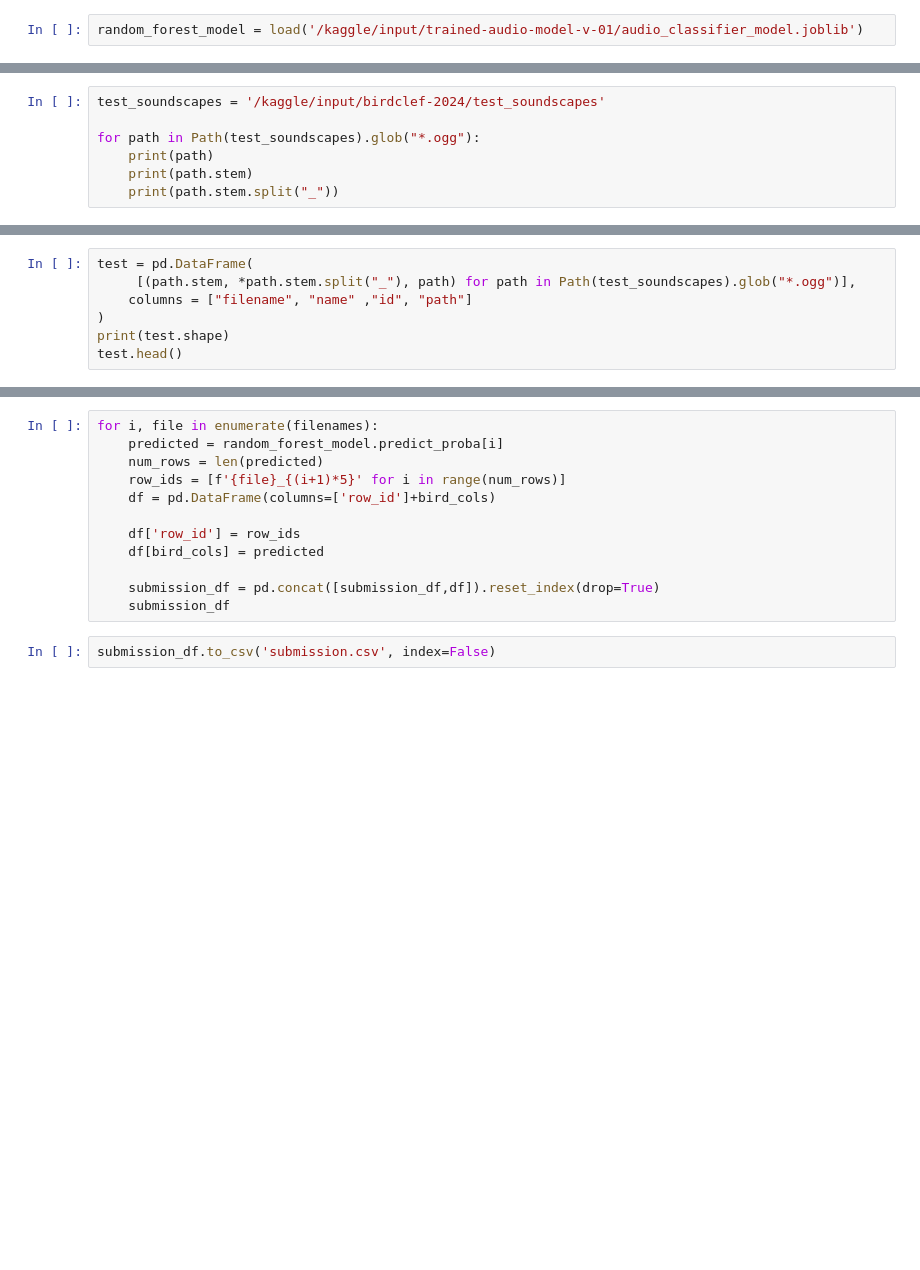
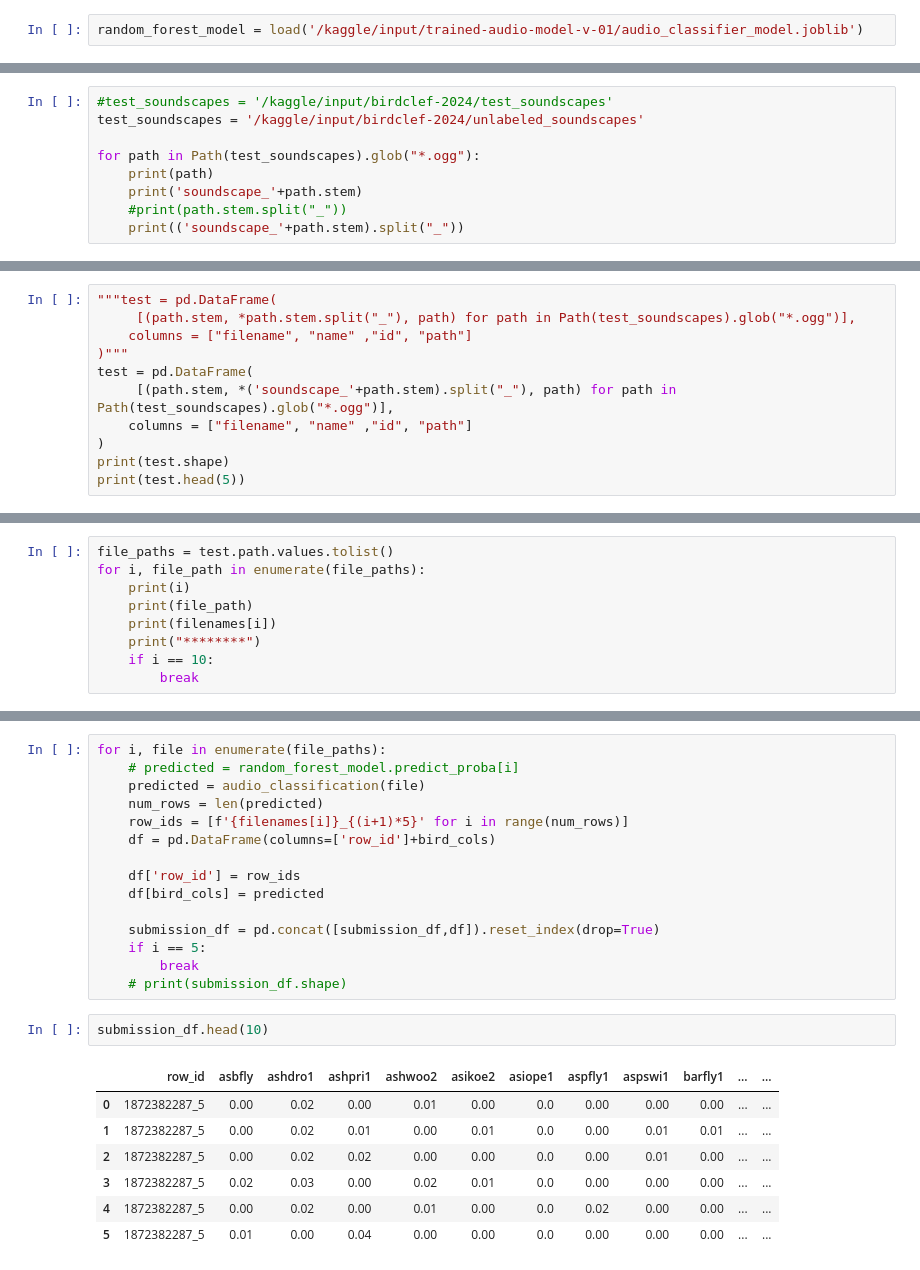
Before and after one commit to sumaniitm/BirdCLEF-2024-kaggle, a Jupyter notebook: initial_submission.ipynb, the cells around one changed output, grey strips where cells are left out. Drawn from its saved outputs; the diff is of its cells as text; blank space fills up the shorter version.

Commit message:
Kaggle Notebook | initial_submission | v0.1.5

```diff
--- a/initial_submission.ipynb
+++ b/initial_submission.ipynb
@@ -33,7 +58,9 @@ bird_cols = list(meta_data['primary_label'].unique().sort())
 # %%
-test_soundscapes = '/kaggle/input/birdclef-2024/test_soundscapes'
+#test_soundscapes = '/kaggle/input/birdclef-2024/test_soundscapes'
+test_soundscapes = '/kaggle/input/birdclef-2024/unlabeled_soundscapes'
 
 for path in Path(test_soundscapes).glob("*.ogg"):
     print(path)
-    print(path.stem)
-    print(path.stem.split("_"))
+    print('soundscape_'+path.stem)
+    #print(path.stem.split("_"))
+    print(('soundscape_'+path.stem).split("_"))
@@ -40,8 +85,12 @@ for path in Path(test_soundscapes).glob("*.ogg"):
 # %%
+"""test = pd.DataFrame(
+     [(path.stem, *path.stem.split("_"), path) for path in Path(test_soundscapes).glob("*.ogg")],
+    columns = ["filename", "name" ,"id", "path"]
+)"""
 test = pd.DataFrame(
-     [(path.stem, *path.stem.split("_"), path) for path in Path(test_soundscapes).glob("*.ogg")],
+     [(path.stem, *('soundscape_'+path.stem).split("_"), path) for path in Path(test_soundscapes).glob("*.ogg")],
     columns = ["filename", "name" ,"id", "path"]
 )
 print(test.shape)
-test.head()
+print(test.head(5))
 # %% [output]
@@ -57,0 +118,9 @@ submission_df
+# %%
+file_paths = test.path.values.tolist()
+for i, file_path in enumerate(file_paths):
+    print(i)
+    print(file_path)
+    print(filenames[i])
+    print("********")
+    if i == 10:
+        break
@@ -58,14 +145,25 @@ submission_df
 # %%
-for i, file in enumerate(filenames):
-    predicted = random_forest_model.predict_proba[i]
+for i, file in enumerate(file_paths):
+    # predicted = random_forest_model.predict_proba[i]
+    predicted = audio_classification(file)
     num_rows = len(predicted)
-    row_ids = [f'{file}_{(i+1)*5}' for i in range(num_rows)]
+    row_ids = [f'{filenames[i]}_{(i+1)*5}' for i in range(num_rows)]
     df = pd.DataFrame(columns=['row_id']+bird_cols)
 
     df['row_id'] = row_ids
     df[bird_cols] = predicted
 
     submission_df = pd.concat([submission_df,df]).reset_index(drop=True)
-    submission_df
+    if i == 5:
+        break
+    # print(submission_df.shape)
-# %%
-submission_df.to_csv('submission.csv', index=False)
+# %%
+submission_df.head(10)
+# %% [output]
+|  | row_id | asbfly | ashdro1 | ashpri1 | ashwoo2 | asikoe2 | asiope1 | aspfly1 | aspswi1 | barfly1 | ... | ... |
+| 0 | 1872382287_5 | 0.00 | 0.02 | 0.00 | 0.01 | 0.00 | 0.0 | 0.00 | 0.00 | 0.00 | ... | ... |
+| 1 | 1872382287_5 | 0.00 | 0.02 | 0.01 | 0.00 | 0.01 | 0.0 | 0.00 | 0.01 | 0.01 | ... | ... |
+| 2 | 1872382287_5 | 0.00 | 0.02 | 0.02 | 0.00 | 0.00 | 0.0 | 0.00 | 0.01 | 0.00 | ... | ... |
+| 3 | 1872382287_5 | 0.02 | 0.03 | 0.00 | 0.02 | 0.01 | 0.0 | 0.00 | 0.00 | 0.00 | ... | ... |
+| 4 | 1872382287_5 | 0.00 | 0.02 | 0.00 | 0.01 | 0.00 | 0.0 | 0.02 | 0.00 | 0.00 | ... | ... |
+| 5 | 1872382287_5 | 0.01 | 0.00 | 0.04 | 0.00 | 0.00 | 0.0 | 0.00 | 0.00 | 0.00 | ... | ... |
```
Also changed, not shown: parts of 11 cells of this notebook.
